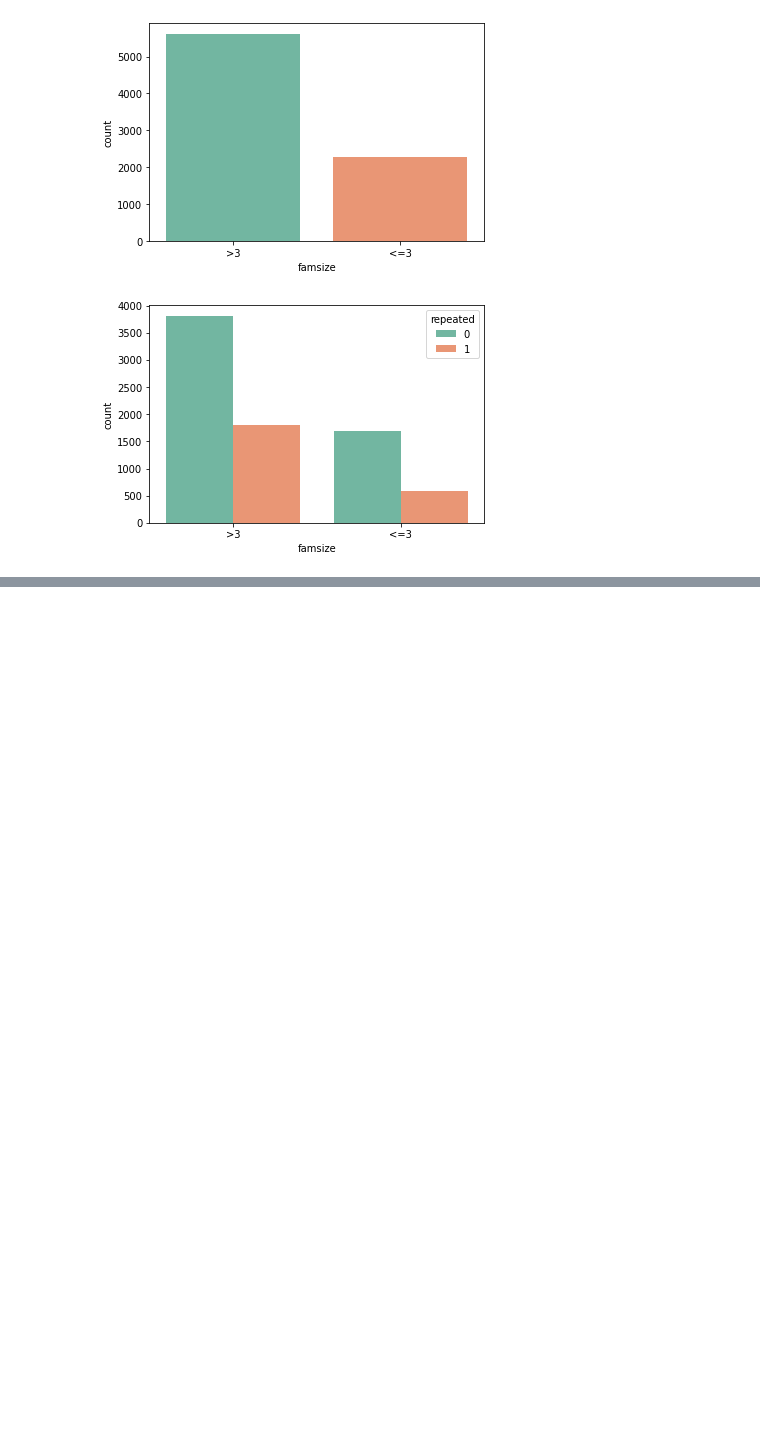
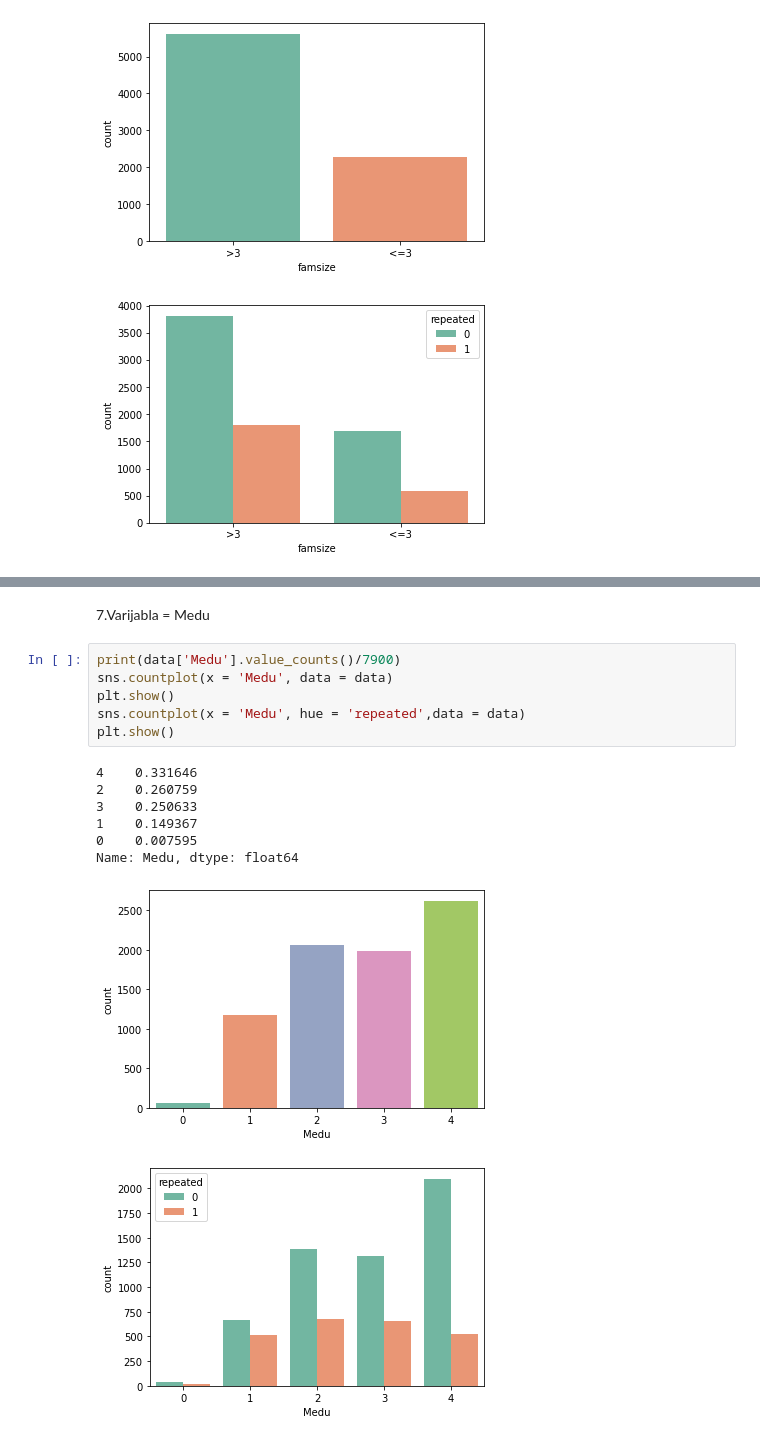
Before and after one commit to MPetrinovic/Personal-Projects, a Jupyter notebook: Rješenje.ipynb, the cells around one changed output, grey strips where cells are left out. Drawn from its saved outputs; the diff is of its cells as text; blank space fills up the shorter version.

```diff
--- a/Rješenje.ipynb
+++ b/Rješenje.ipynb
@@ -168,0 +220,17 @@ Name: famsize, dtype: float64
+# %% [markdown]
+7.Varijabla = Medu
+# %%
+print(data['Medu'].value_counts()/7900)
+sns.countplot(x = 'Medu', data = data)
+plt.show()
+sns.countplot(x = 'Medu', hue = 'repeated',data = data)
+plt.show()
+# %% [output]
+4    0.331646
+2    0.260759
+3    0.250633
+1    0.149367
+0    0.007595
+Name: Medu, dtype: float64
+[figure, added]
+[figure, added]
```
Also changed, not shown: parts of 19 cells of this notebook.
